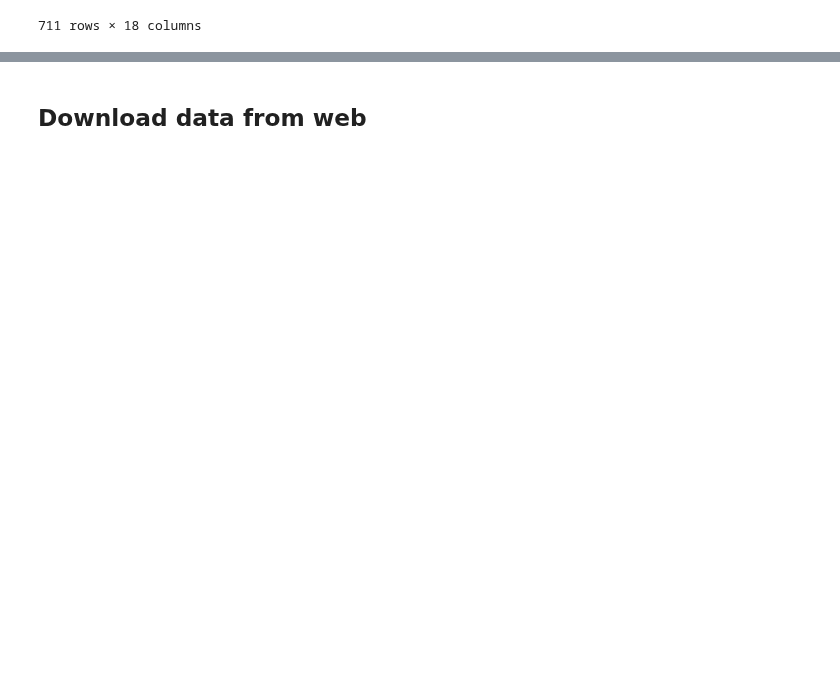
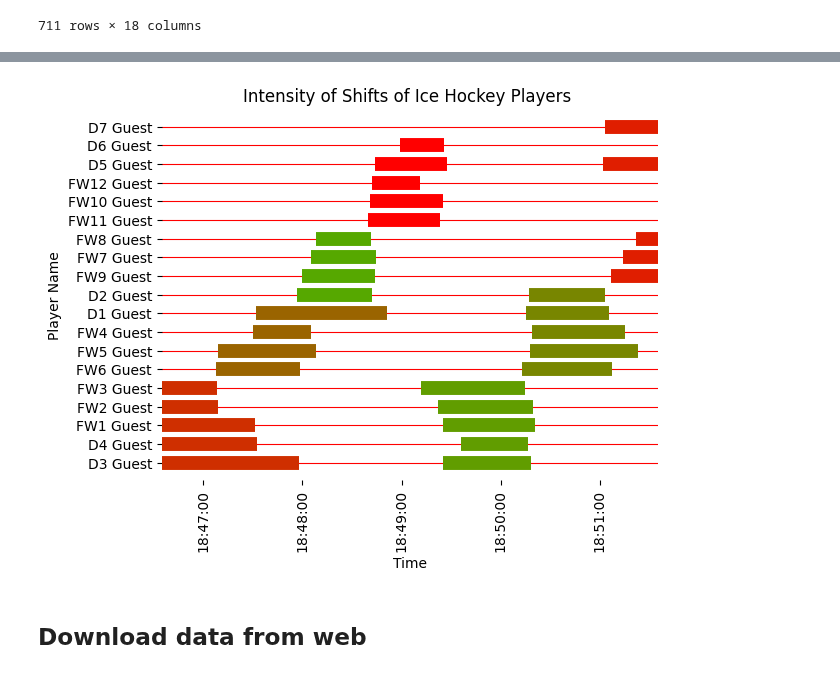
Before and after one commit to arnoldram/dataunionsihf, a Jupyter notebook: playground_joel.ipynb, the cells around one changed output, grey strips where cells are left out. Saved outputs shown, nothing was run; the diff lists cells and outputs as text; code cells hidden in the pictures; blank space fills up the shorter version.

```diff
--- a/playground_joel.ipynb
+++ b/playground_joel.ipynb
@@ -104,0 +182,4 @@ plot_shifts_with_intensity(df, 5)
+# %%
+df_shift_intensities = df_no_keepers.groupby("Shift_Label")["Skating Intensity"].mean().reset_index().set_index("Shift_Label")
+# df_shift_intensities = df_shift_intensities.set_index("Shift_Label")
+df_shift_intensities
@@ -105,3 +196,48 @@ plot_shifts_with_intensity(df, 5)
+# %%
+def plot_shifts_with_intensity(df: pd.DataFrame, df_avg_intensities: pd.DataFrame, time_window: int):
+    """
+    Plots shifts of all players together with the intensity of all individual shifts
+
+    ONLY WORKS FOR GUEST DATA FOR NOW.
+
+    :param df: dataframe with shift data
+    :param time_window:  how much time should be plotted? (in minutes)
+    :return: None
+    """
+
+    # create plot
+    fig,ax = plt.subplots()
+
+    # plot bars
+    for i in df.index:
+        relative_intensity = float((df_avg_intensities["Skating Intensity"][df["Shift_Label"][i]]-38) / (df_avg_intensities["Skating Intensity"].max()-38))
+        ax.plot([df['timestamp'][i],df['timestamp'][i] + df['time'][i]],
+                [df['Name'][i],df['Name'][i]],
+                linewidth=10,
+                c=get_colour(relative_intensity), #cols[df['Player ID'][i]],
+                solid_capstyle = "butt")
+
+    # format date on x axis
+    myFmt = mdates.DateFormatter('%H:%M:%S')
+    ax.xaxis.set_major_formatter(myFmt)
+    plt.xticks(rotation=90)
+    plt.xlim(df["timestamp"].min(), df["timestamp"].min() + datetime.timedelta(minutes=time_window))
+
+    # some configurations for background
+    ax.grid(axis="y", color="r")
+    ax.set(frame_on=False)
+
+    # label axes
+    plt.xlabel("Time")
+    plt.ylabel("Player Name")
+    plt.title("Intensity of Shifts of Ice Hockey Players ")
+
+    # display plit
+    plt.show()
+
+plot_shifts_with_intensity(df_no_keepers, df_shift_intensities, 5)
+# %% [output]
+[figure, added]
 # %% [markdown]
 ## Download data from web
 # %%
```
Also changed, not shown: parts of 7 cells of this notebook, 1 other file.
